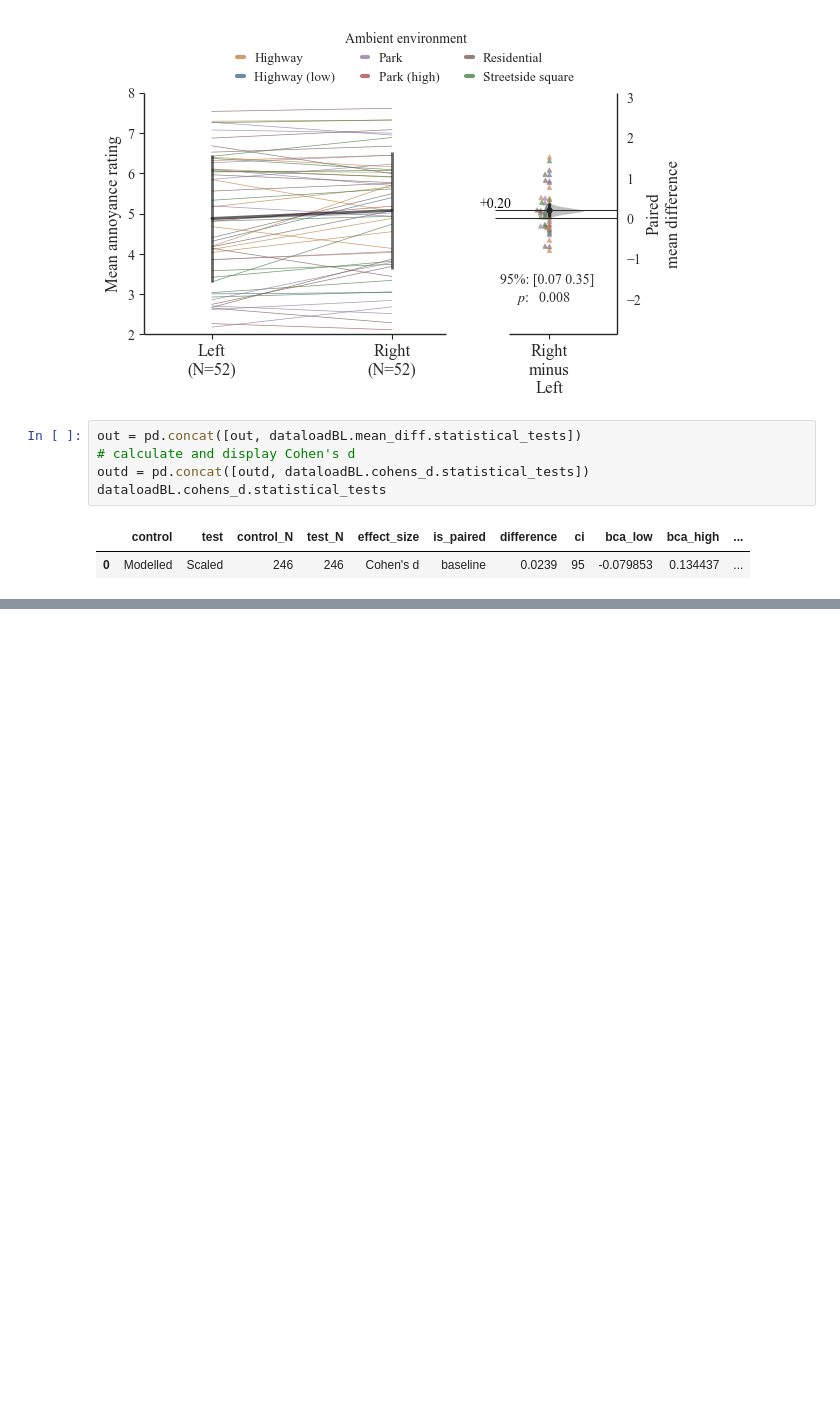
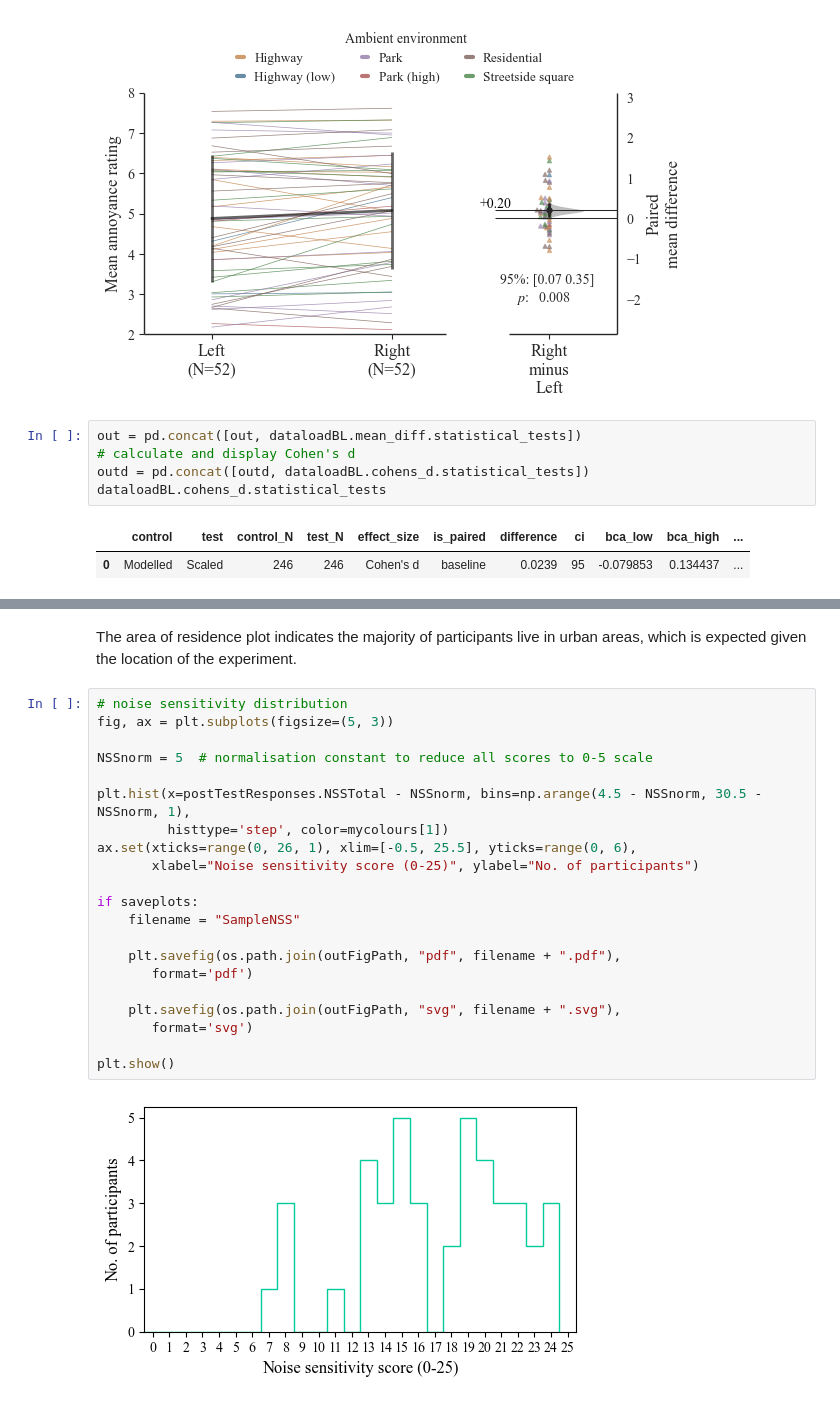
Before and after one commit to acoustics-code-salford/refmap-psychoacoustics, a Jupyter notebook: src/refmap_psychoacoustics/notebooks/refmap_listest2_analysis_sample_outliers+start_dabest.ipynb, the cells around one changed output, grey strips where cells are left out. Saved outputs shown, nothing was run; the diff lists cells and outputs as text; blank space fills up the shorter version.

```diff
--- a/src/refmap_psychoacoustics/notebooks/refmap_listest2_analysis_sample_outliers+start_dabest.ipynb
+++ b/src/refmap_psychoacoustics/notebooks/refmap_listest2_analysis_sample_outliers+start_dabest.ipynb
@@ -785,0 +874,25 @@ dataloadBL.cohens_d.statistical_tests
+# %% [markdown]
+The area of residence plot indicates the majority of participants live in urban areas, which is expected given the location of the experiment.
+# %%
+# noise sensitivity distribution
+fig, ax = plt.subplots(figsize=(5, 3))
+
+NSSnorm = 5  # normalisation constant to reduce all scores to 0-5 scale
+
+plt.hist(x=postTestResponses.NSSTotal - NSSnorm, bins=np.arange(4.5 - NSSnorm, 30.5 - NSSnorm, 1),
+         histtype='step', color=mycolours[1])
+ax.set(xticks=range(0, 26, 1), xlim=[-0.5, 25.5], yticks=range(0, 6),
+       xlabel="Noise sensitivity score (0-25)", ylabel="No. of participants")
+
+if saveplots:
+    filename = "SampleNSS"
+
+    plt.savefig(os.path.join(outFigPath, "pdf", filename + ".pdf"),
+       format='pdf')
+
+    plt.savefig(os.path.join(outFigPath, "svg", filename + ".svg"),
+       format='svg')
+
+plt.show()
+# %% [output]
+[figure, added]
```
Also changed, not shown: parts of 20 cells of this notebook, 2 other files.
